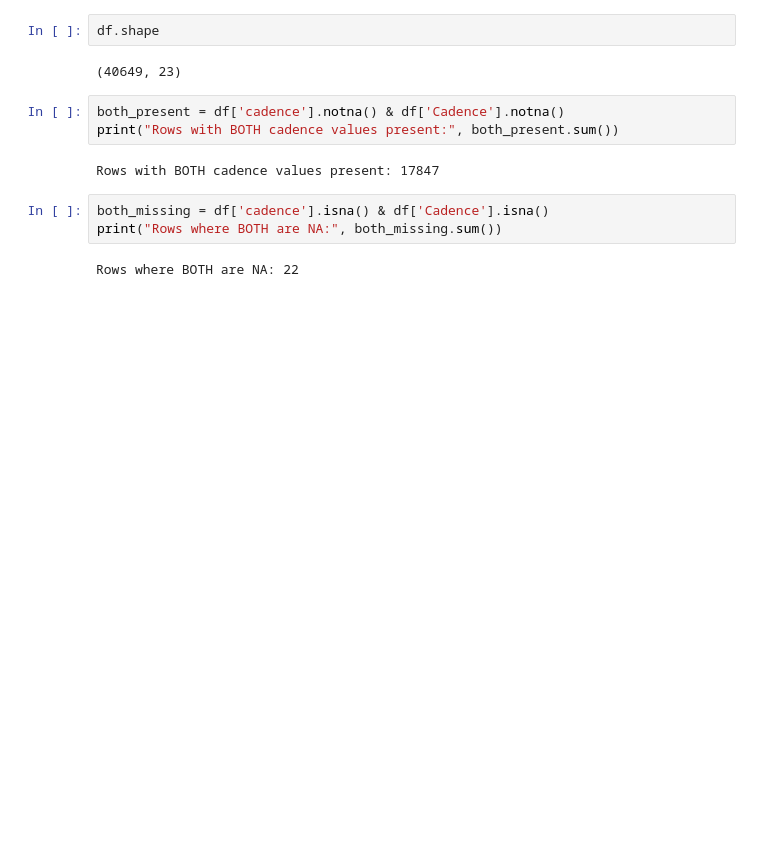
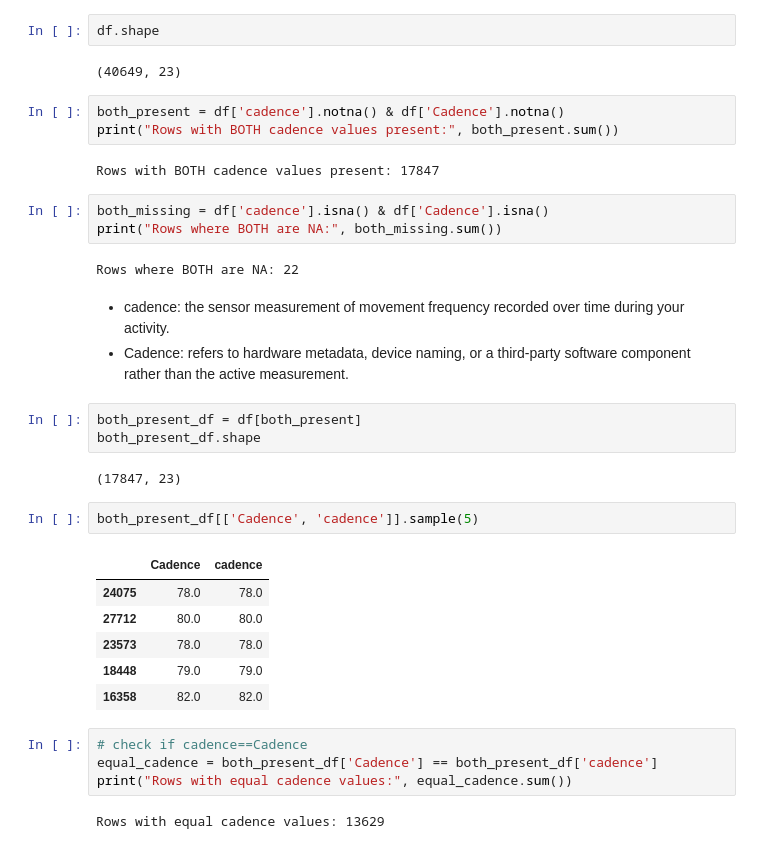
Before and after one commit to vandao288/strava_data_report, a Jupyter notebook: strava.ipynb, the cells around one changed output. Saved outputs shown, nothing was run; the diff lists cells and outputs as text; blank space fills up the shorter version.

```diff
--- a/strava.ipynb
+++ b/strava.ipynb
@@ -240,3 +264,26 @@ both_missing = df['cadence'].isna() & df['Cadence'].isna()
 print("Rows where BOTH are NA:", both_missing.sum())
 # %% [output]
 Rows where BOTH are NA: 22
+# %% [markdown]
+- cadence: the sensor measurement of movement frequency recorded over time during your activity.
+- Cadence: refers to hardware metadata, device naming, or a third-party software component rather than the active measurement.
+# %%
+both_present_df = df[both_present]
+both_present_df.shape
+# %% [output]
+(17847, 23)
+# %%
+both_present_df[['Cadence', 'cadence']].sample(5)
+# %% [output]
+|  | Cadence | cadence |
+| 24075 | 78.0 | 78.0 |
+| 27712 | 80.0 | 80.0 |
+| 23573 | 78.0 | 78.0 |
+| 18448 | 79.0 | 79.0 |
+| 16358 | 82.0 | 82.0 |
+# %%
+# check if cadence==Cadence
+equal_cadence = both_present_df['Cadence'] == both_present_df['cadence']
+print("Rows with equal cadence values:", equal_cadence.sum())
+# %% [output]
+Rows with equal cadence values: 13629
```
Also changed, not shown: parts of 18 cells of this notebook.
